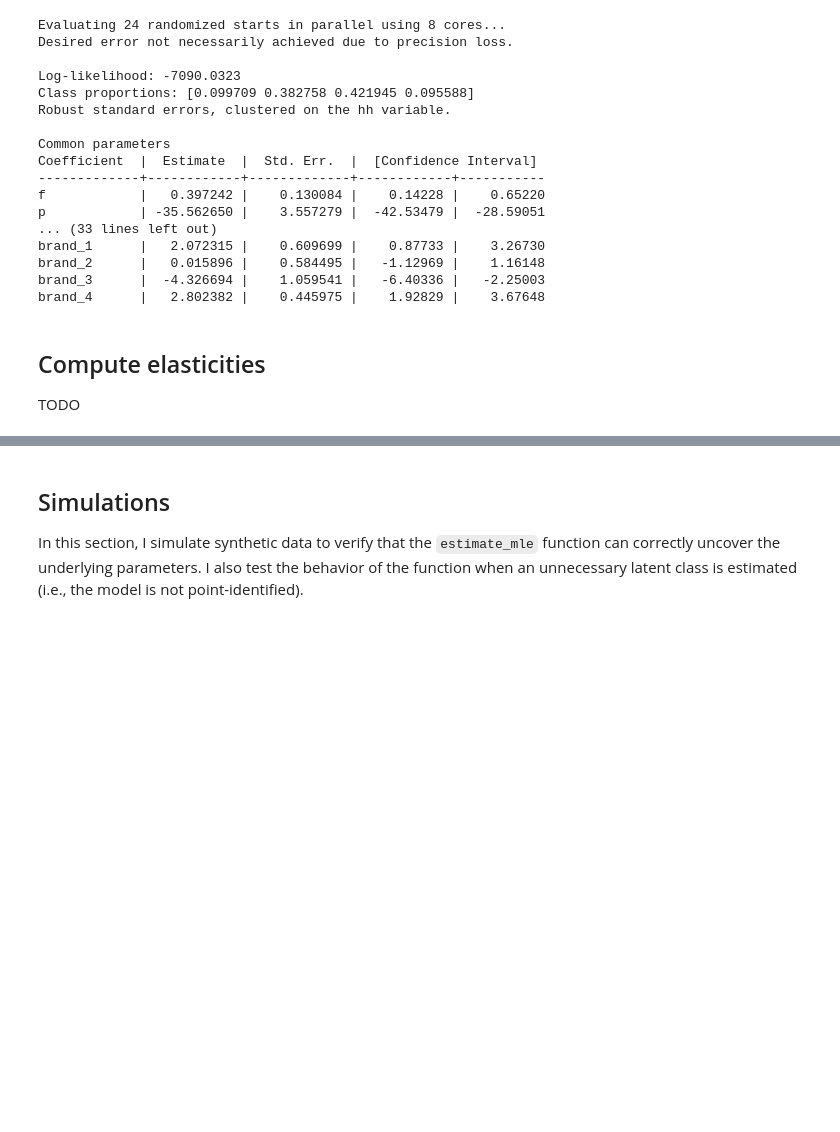
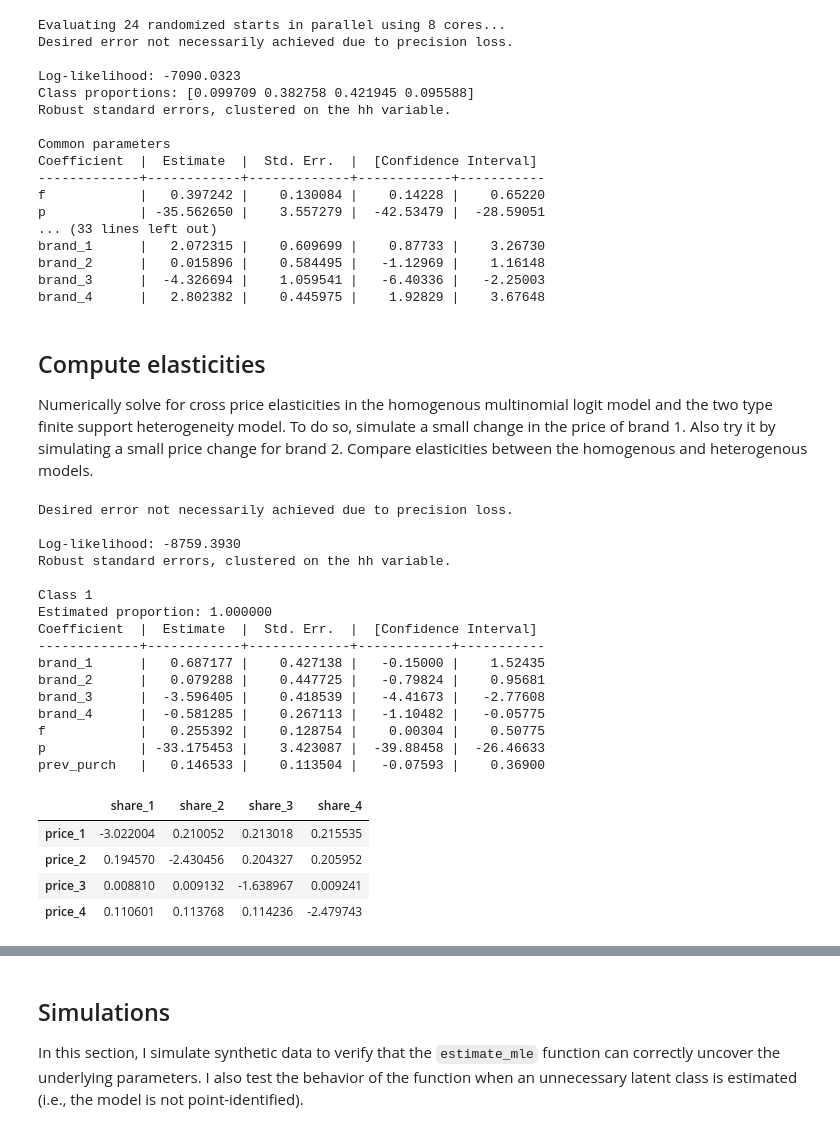
Before and after one commit to thom-li/gsbgen641code, a Jupyter notebook: notebooks/2-discrete-heterogeneity.ipynb, the cells around one changed output, grey strips where cells are left out. Cells and saved outputs as stored; diff of their text form; code cells hidden in the pictures; blank space fills up the shorter version.

Commit message:
Compute cross-price elasticities

```diff
--- a/notebooks/2-discrete-heterogeneity.ipynb
+++ b/notebooks/2-discrete-heterogeneity.ipynb
@@ -572,7 +572,7 @@ beta_init = [2, 2, -2, 3,
              0.3, -30, -0.2]
 mu_init = [0]
 
-results = estimate_MNL(
+results_2LC_int = estimate_MNL(
     df=df_long,
     choice_var='b',
     covariate_vars=['brand_1', 'brand_2', 'brand_3', 'brand_4', 'f', 'p', 'prev_purch'],
@@ -613,7 +613,7 @@ beta_init = [2, 2, -2, 3, 0.3, -30, -0.2,
              1, 0.5, -3, -1.5, 0.3, -30, -0.2]
 mu_init = [0]
 
-results = estimate_MNL(
+results_2LC_all = estimate_MNL(
     df=df_long,
     choice_var='b',
     covariate_vars=['brand_1', 'brand_2', 'brand_3', 'brand_4', 'f', 'p', 'prev_purch'],
@@ -657,7 +657,7 @@ beta_init = [2, 2, -2, 3,
              0.3, -30, -0.2]
 mu_init = [0, 0, 0]
 
-results = estimate_MNL(
+results_4LC_int = estimate_MNL(
     df=df_long,
     choice_var='b',
     covariate_vars=['brand_1', 'brand_2', 'brand_3', 'brand_4', 'f', 'p', 'prev_purch'],
@@ -695,4 +695,4 @@ brand_4      |   2.802382 |    0.445975 |    1.92829 |    3.67648
 # %% [markdown]
 ## Compute elasticities
 
-TODO
+Numerically solve for cross price elasticities in the homogenous multinomial logit model and the two type finite support heterogeneity model.  To do so, simulate a small change in the price of brand 1.  Also try it by simulating a small price change for brand 2. Compare elasticities between the homogenous and heterogenous models.
@@ -698,0 +758,45 @@ TODO
+# %%
+# Homogenous MNL
+results_homog = estimate_MNL(
+    df=df_long,
+    choice_var='b',
+    covariate_vars=['brand_1', 'brand_2', 'brand_3', 'brand_4', 'f', 'p', 'prev_purch'],
+    individual_var='hh',
+    n_alts=4,
+    robust_se=True,
+    opt_method='BFGS',
+    output_log=True
+)
+
+elas_homog = cross_price_elasticity_matrix(
+    results=results_homog,
+    df=df_long,
+    covariate_vars=['brand_1', 'brand_2', 'brand_3', 'brand_4', 'f', 'p', 'prev_purch'],
+    n_alts=4,
+    price_var='p',
+    delta=0.01,
+    alt_col='brand_num'
+)
+elas_homog
+# %% [output]
+Desired error not necessarily achieved due to precision loss.
+
+Log-likelihood: -8759.3930
+Robust standard errors, clustered on the hh variable.
+
+Class 1
+Estimated proportion: 1.000000
+Coefficient  |  Estimate  |  Std. Err.  |  [Confidence Interval]
+-------------+------------+-------------+------------+-----------
+brand_1      |   0.687177 |    0.427138 |   -0.15000 |    1.52435
+brand_2      |   0.079288 |    0.447725 |   -0.79824 |    0.95681
+brand_3      |  -3.596405 |    0.418539 |   -4.41673 |   -2.77608
+brand_4      |  -0.581285 |    0.267113 |   -1.10482 |   -0.05775
+f            |   0.255392 |    0.128754 |    0.00304 |    0.50775
+p            | -33.175453 |    3.423087 |  -39.88458 |  -26.46633
+prev_purch   |   0.146533 |    0.113504 |   -0.07593 |    0.36900
+|  | share_1 | share_2 | share_3 | share_4 |
+| price_1 | -3.022004 | 0.210052 | 0.213018 | 0.215535 |
+| price_2 | 0.194570 | -2.430456 | 0.204327 | 0.205952 |
+| price_3 | 0.008810 | 0.009132 | -1.638967 | 0.009241 |
+| price_4 | 0.110601 | 0.113768 | 0.114236 | -2.479743 |
```
Also changed, not shown: parts of 2 cells of this notebook.
